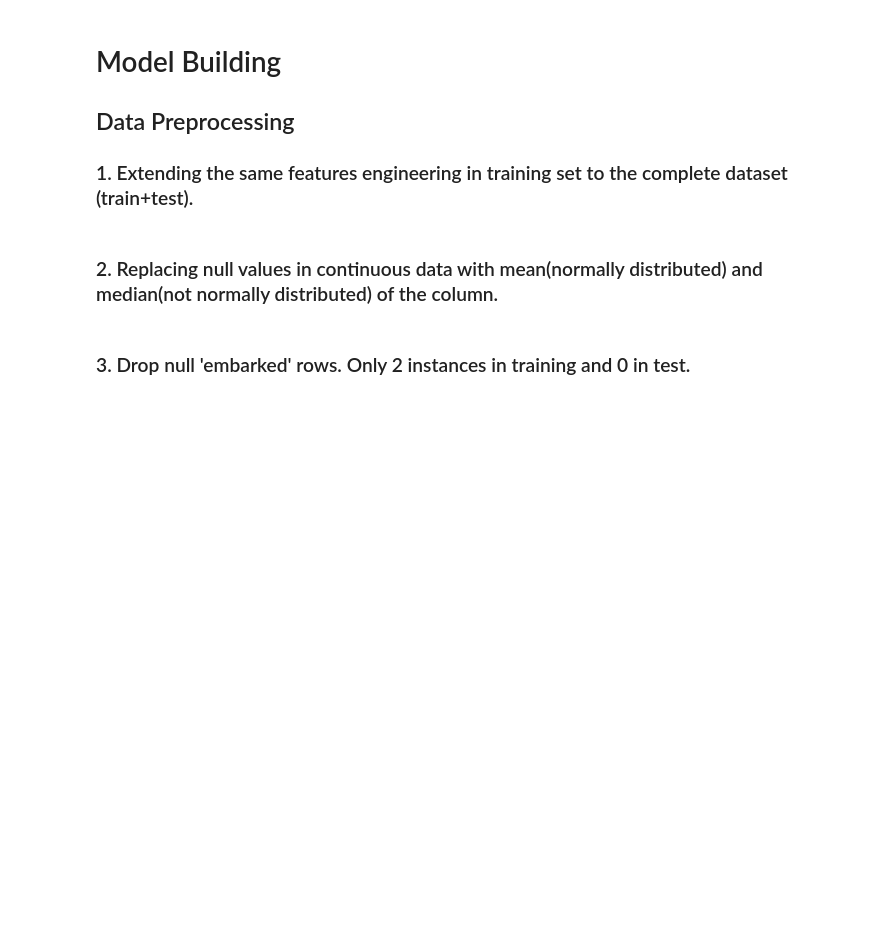
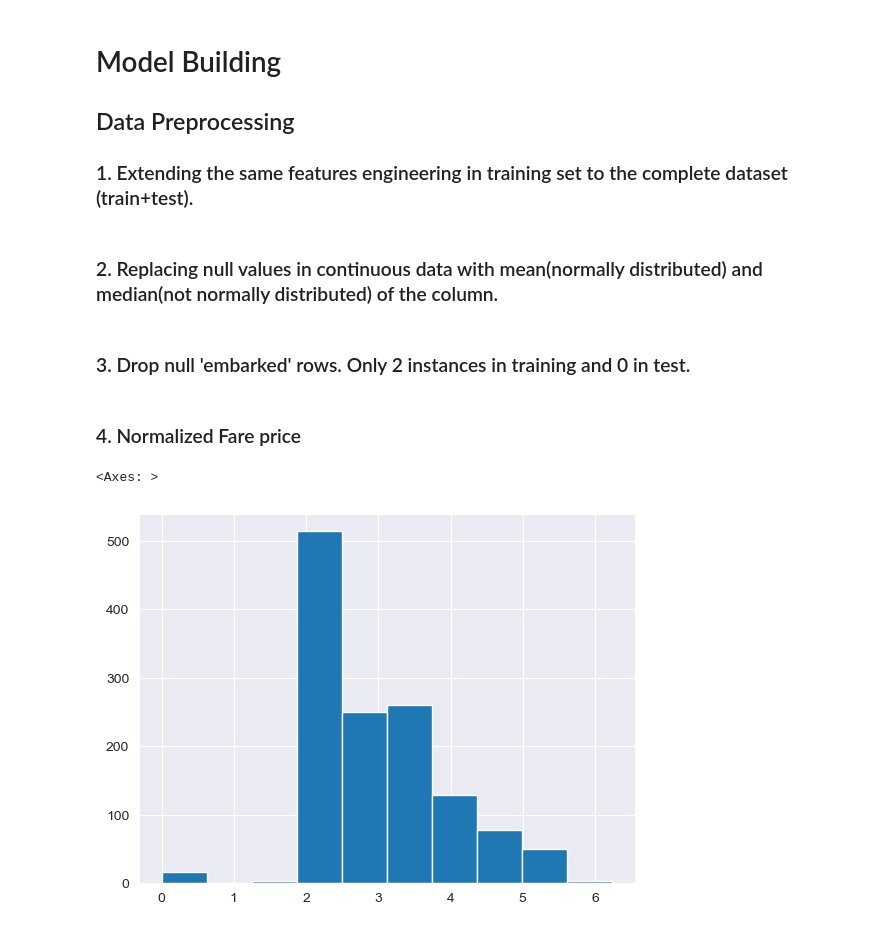
Before and after one commit to narz0001/Titanic_ML_Kaggle, a Jupyter notebook: Titanic ML.ipynb, the cells around one changed output. Cells and saved outputs as stored; diff of their text form; code cells hidden in the pictures; blank space fills up the shorter version.

Commit message:
dropped na values and replaced continuous null values with Mean or Median.
Added normalization to Fare value.

```diff
--- a/Titanic ML.ipynb
+++ b/Titanic ML.ipynb
@@ -305,3 +305,11 @@ df['Fare'] = df['Fare'].fillna(df['Fare'].median())
 ### 3. Drop null 'embarked' rows. Only 2 instances in training and 0 in test.
 # %%
 df.dropna(subset=['Embarked'], inplace=True)
+# %% [markdown]
+### 4. Normalized Fare price
+# %%
+df['norm_fare'] = np.log(df.Fare+1)
+df['norm_fare'].hist()
+# %% [output]
+<Axes: >
+[figure, added]
```
